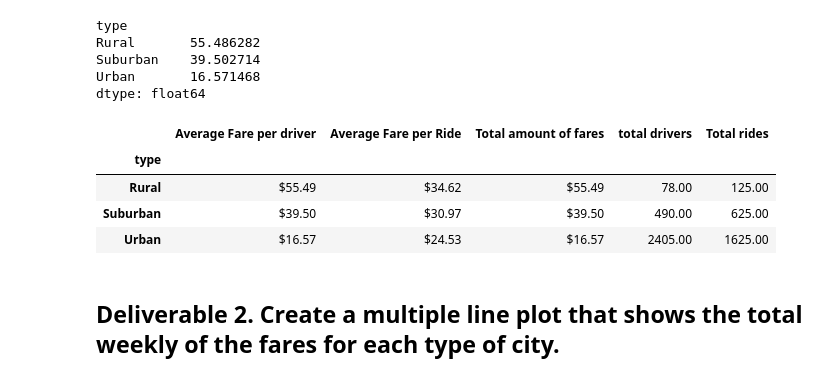
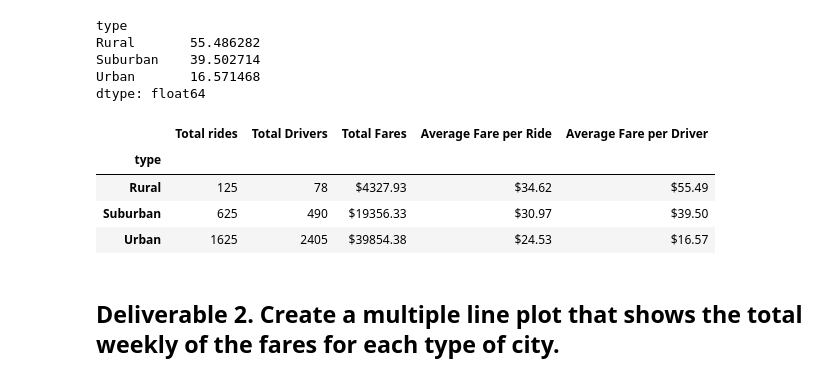
Before and after one commit to shawnkitagawa/PyBer_Analysis, a Jupyter notebook: PyBer_Challenge_starter_code.ipynb, the cells around one changed output. Drawn from its saved outputs; the diff is of its cells as text; code cells hidden in the pictures.

```diff
--- a/PyBer_Challenge_starter_code.ipynb
+++ b/PyBer_Challenge_starter_code.ipynb
@@ -99,22 +150,23 @@ pyber_summary_df.index.name = None
 # %%
 #  8. Format the columns.
 
 
-pyber_summary_df["Average Fare per driver"] = avg_fare_driver.map("${:.2f}".format)
+pyber_summary_df["Total rides"] = city_ride_df.map(format)
+pyber_summary_df["Total Drivers"] = city_driver_df.map(format)
+pyber_summary_df["Total Fares"] = city_fare_df.map("${:.2f}".format)
 pyber_summary_df["Average Fare per Ride"] = avg_fare_df.map("${:.2f}".format)
-pyber_summary_df["Total amount of fares"] = avg_fare_driver.map("${:.2f}".format)
-pyber_summary_df["total drivers"] = city_driver_df.map("{:.2f}".format)
-pyber_summary_df["Total rides"] = city_ride_df.map("{:.2f}".format)
+pyber_summary_df["Average Fare per Driver"] = avg_fare_driver.map("${:.2f}".format)
+
 
 
 
 pyber_summary_df
 # %% [output]
-|  | Average Fare per driver | Average Fare per Ride | Total amount of fares | total drivers | Total rides |
+|  | Total rides | Total Drivers | Total Fares | Average Fare per Ride | Average Fare per Driver |
 | type |  |  |  |  |  |
-| Rural | $55.49 | $34.62 | $55.49 | 78.00 | 125.00 |
-| Suburban | $39.50 | $30.97 | $39.50 | 490.00 | 625.00 |
-| Urban | $16.57 | $24.53 | $16.57 | 2405.00 | 1625.00 |
+| Rural | 125 | 78 | $4327.93 | $34.62 | $55.49 |
+| Suburban | 625 | 490 | $19356.33 | $30.97 | $39.50 |
+| Urban | 1625 | 2405 | $39854.38 | $24.53 | $16.57 |
 # %% [markdown]
 ## Deliverable 2.  Create a multiple line plot that shows the total weekly of the fares for each type of city.
 # %%
```
Also changed, not shown: parts of 11 cells of this notebook, 2 other files.
